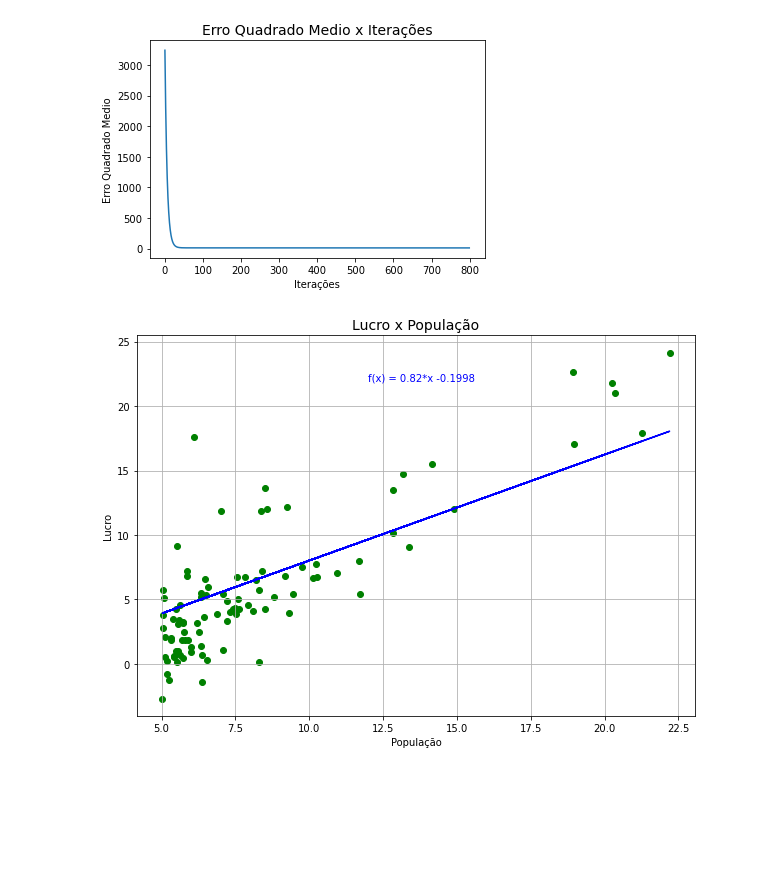
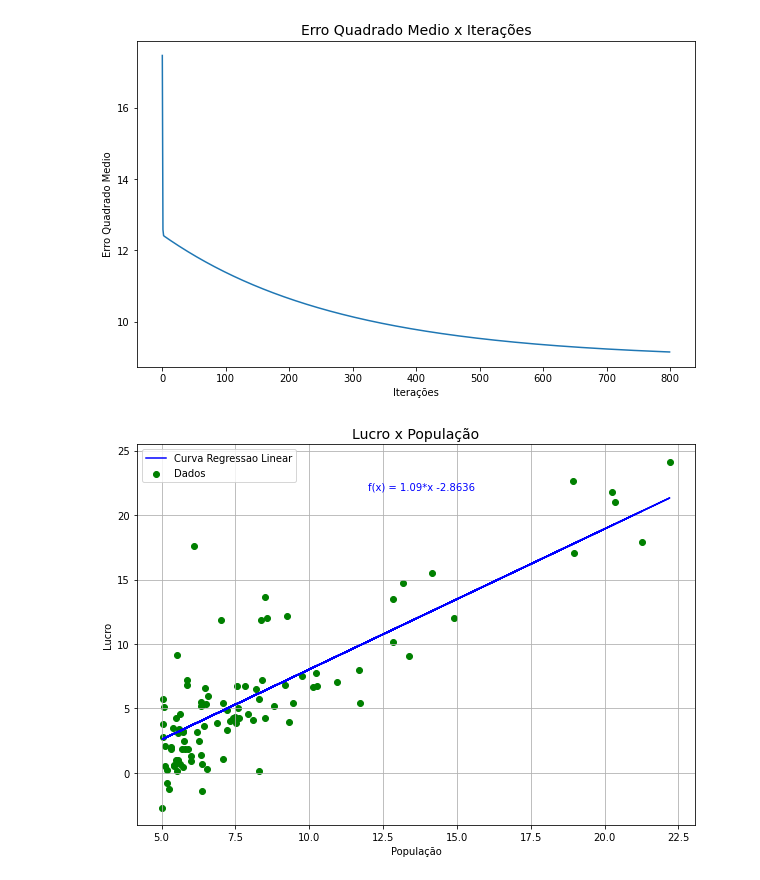
Before and after one commit to VitorrSantana/InteligenciaComputacional-Projetos, a Jupyter notebook: RegressaoLinear/1.0-RegressaoLinearUnicaVariavel.ipynb, the cells around one changed output. Drawn from its saved outputs; the diff is of its cells as text; code cells hidden in the pictures; blank space fills up the shorter version.

```diff
--- a/RegressaoLinear/1.0-RegressaoLinearUnicaVariavel.ipynb
+++ b/RegressaoLinear/1.0-RegressaoLinearUnicaVariavel.ipynb
@@ -3,7 +3,9 @@
 import pandas as pd
 import numpy as np
 import matplotlib.pyplot as plt
-from scr.utils import title_labels,gradienteDescendente
+from scr.utils import title_labels,gradienteDescendenteUnicaVariavel
+
+plt.rcParams["figure.figsize"] = (10,6)
 # %%
 # Importando os Dados Utilizados
 caminhoData1 = r'data/raw/arquivos/data1.txt'
@@ -16,7 +18,7 @@ title_labels('Lucro x População',14,'População','Lucro')
 # %%
 valoresX = dadosFoodTruck['Populacao']
 valoresY = dadosFoodTruck['Lucro']
-valorA = 7
-valorB = 1
+valorA = 1
+valorB = 0.5
 # %%
-valora,valorb,erroQuadradoMedio = gradienteDescendente(valoresX,valoresY,valorA,valorB,800)
+valora,valorb,erroQuadradoMedio = gradienteDescendenteUnicaVariavel(valoresX,valoresY,valorA,valorB,800)
@@ -23,8 +45,9 @@ valora,valorb,erroQuadradoMedio = gradienteDescendente(valoresX,valoresY,valorA,
 # %%
-plt.plot(erroQuadradoMedio)
+plt.plot(list(range(0,len(erroQuadradoMedio))),erroQuadradoMedio)
 title_labels('Erro Quadrado Medio x Iterações',14,'Iterações','Erro Quadrado Medio')
+plt.show()
 # %% [output]
-[figure, old version]
+[figure, new version]
 # %%
 regression_line = [(valora*x) + valorb for x in dadosFoodTruck['Populacao']]
 
@@ -33,7 +56,8 @@ plt.scatter(dadosFoodTruck.Populacao, dadosFoodTruck.Lucro, color='g')
 plt.plot(dadosFoodTruck.Populacao, regression_line, color='b')
 plt.text(x=12,y=22,s=f'f(x) = {round(valora,2)}*x {round(valorb,4)}',color='b')
 title_labels('Lucro x População',14,'População','Lucro')
+plt.legend(["Curva Regressao Linear","Dados"])
 plt.grid()
 plt.show()
 # %% [output]
-[figure, old version]
+[figure, new version]
```
Also changed, not shown: parts of 5 cells of this notebook, 2 other files.
